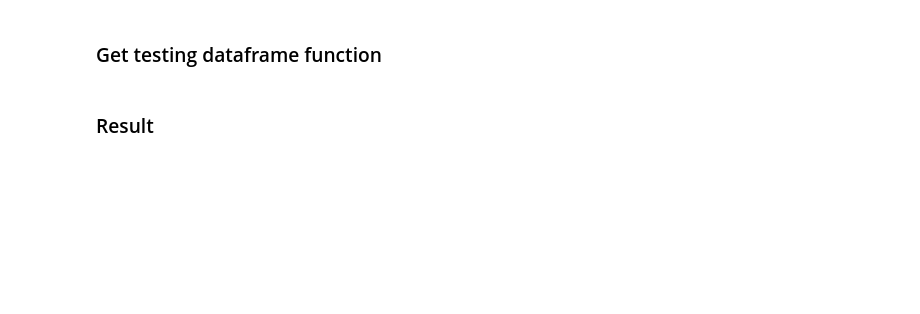
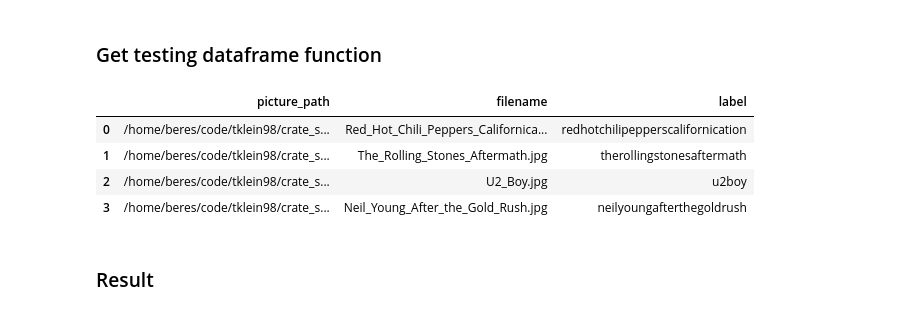
Before and after one commit to tklein98/cratescanner_2.0, a Jupyter notebook: notebooks/image_similarity_model.ipynb, the cells around one changed output. Drawn from its saved outputs; the diff is of its cells as text; code cells hidden in the pictures; blank space fills up the shorter version.

```diff
--- a/notebooks/image_similarity_model.ipynb
+++ b/notebooks/image_similarity_model.ipynb
@@ -53,4 +53,4 @@ def calculate_similarity(vector1, vector2):
 # np.save('array', array)
 # %%
 ## Load saved file using the following code; x_loaded = np.load(path/'x.npy')
-#vectors = np.load('array.npy', allow_pickle = True)
+vectors = np.load('full_array.npy', allow_pickle = True)
@@ -57,7 +61,7 @@ def calculate_similarity(vector1, vector2):
 # %% [markdown]
 ### Import test image and find similar image
 # %%
-img1 = cv2.imread("test_images/Arcade Fire_Funeral_38.jpg")
+img1 = cv2.imread("images/The_Rolling_Stones_Aftermath.jpg")
 
 f1 = get_feature_vector(img1)
 comparison = []
@@ -174,7 +200,15 @@ def get_testing_dataframe(directory_path):
               }, ignore_index=True)
     return df
 # %%
-testing_dataframe = get_testing_dataframe('/home/beres/code/tklein98/crate_scanner/notebooks/test_images')
+testing_dataframe = get_testing_dataframe('/home/beres/code/tklein98/crate_scanner/notebooks/images')
+# %%
+testing_dataframe
+# %% [output]
+|  | picture_path | filename | label |
+| 0 | /home/beres/code/tklein98/crate_s... | Red_Hot_Chili_Peppers_Californica... | redhotchilipepperscalifornication |
+| 1 | /home/beres/code/tklein98/crate_s... | The_Rolling_Stones_Aftermath.jpg | therollingstonesaftermath |
+| 2 | /home/beres/code/tklein98/crate_s... | U2_Boy.jpg | u2boy |
+| 3 | /home/beres/code/tklein98/crate_s... | Neil_Young_After_the_Gold_Rush.jpg | neilyoungafterthegoldrush |
 # %% [markdown]
 ### Result
 # %%
```
Also changed, not shown: parts of 8 cells of this notebook, 1 other file.
